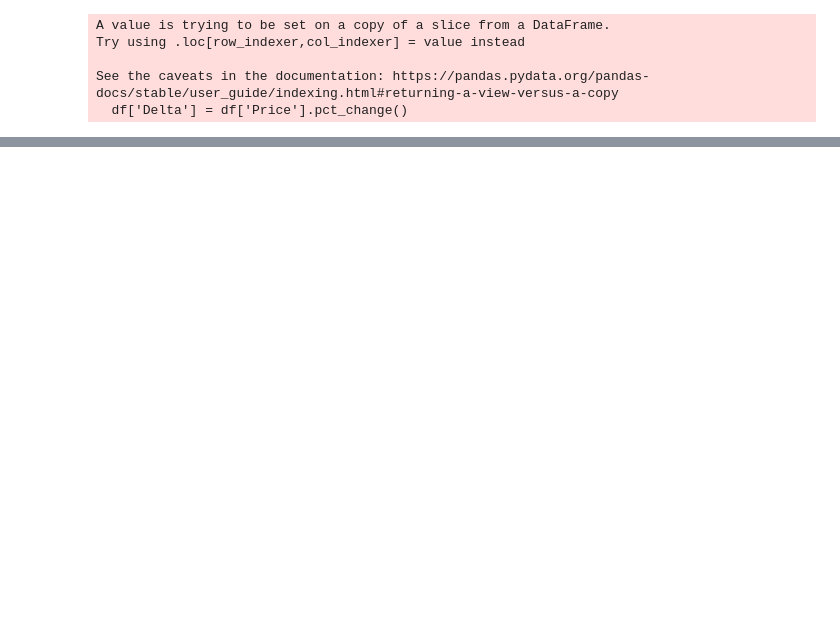
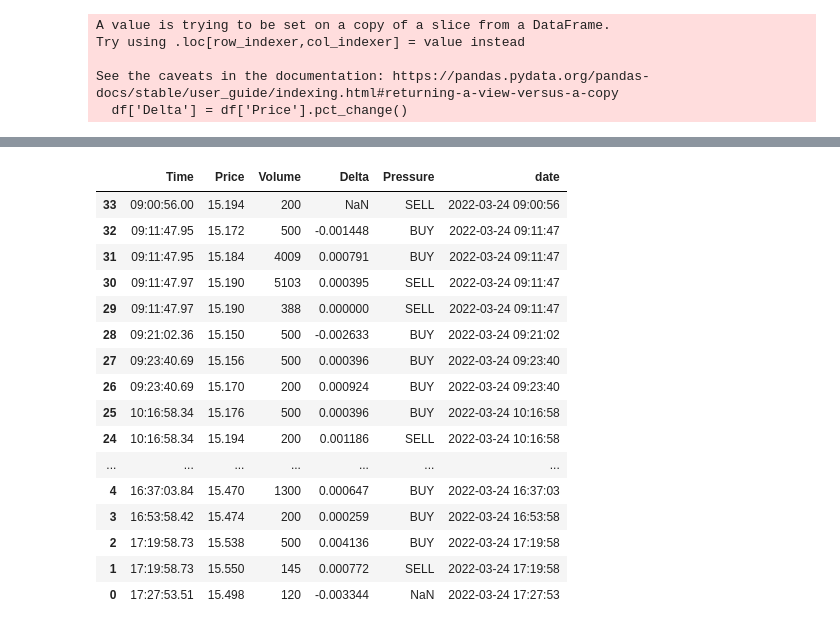
Before and after one commit to algo-dude/ETPLiquidity, a Jupyter notebook: liquidity.ipynb, the cells around one changed output, grey strips where cells are left out. Drawn from its saved outputs; the diff is of its cells as text; code cells hidden in the pictures; blank space fills up the shorter version.

```diff
--- a/liquidity.ipynb
+++ b/liquidity.ipynb
@@ -211,3 +220,9 @@ df
 | 2 | 17:19:58.73 | 15.538 | 500 | 0.004136 | BUY |
 | 1 | 17:19:58.73 | 15.550 | 145 | 0.000772 | SELL |
 | 0 | 17:27:53.51 | 15.498 | 120 | -0.003344 | NaN |
+# %%
+# List columns of df - something funny with trying to count the Time column
+print(df.columns)
+df.rename(columns={'        Time': 'Time'}, inplace=True)
+print(df.columns)
+df['Time'].value_counts()
@@ -260,0 +381,7 @@ data.index = data['datetime']
+# %%
+# remove miliseconds from Time column
+df['date'] = df['Time'].str.split('.').str[0]
+
+# add 2022-03-24 to date column
+df['date'] = '2022-03-24' + ' ' + df['date']
+df['date'] = pd.to_datetime(df['date'])
@@ -260,0 +404,21 @@ data.index = data['datetime']
+# %%
+df
+# create bokeh arrow based on pressure column
+# %% [output]
+|  | Time | Price | Volume | Delta | Pressure | date |
+| 33 | 09:00:56.00 | 15.194 | 200 | NaN | SELL | 2022-03-24 09:00:56 |
+| 32 | 09:11:47.95 | 15.172 | 500 | -0.001448 | BUY | 2022-03-24 09:11:47 |
+| 31 | 09:11:47.95 | 15.184 | 4009 | 0.000791 | BUY | 2022-03-24 09:11:47 |
+| 30 | 09:11:47.97 | 15.190 | 5103 | 0.000395 | SELL | 2022-03-24 09:11:47 |
+| 29 | 09:11:47.97 | 15.190 | 388 | 0.000000 | SELL | 2022-03-24 09:11:47 |
+| 28 | 09:21:02.36 | 15.150 | 500 | -0.002633 | BUY | 2022-03-24 09:21:02 |
+| 27 | 09:23:40.69 | 15.156 | 500 | 0.000396 | BUY | 2022-03-24 09:23:40 |
+| 26 | 09:23:40.69 | 15.170 | 200 | 0.000924 | BUY | 2022-03-24 09:23:40 |
+| 25 | 10:16:58.34 | 15.176 | 500 | 0.000396 | BUY | 2022-03-24 10:16:58 |
+| 24 | 10:16:58.34 | 15.194 | 200 | 0.001186 | SELL | 2022-03-24 10:16:58 |
+| ... | ... | ... | ... | ... | ... | ... |
+| 4 | 16:37:03.84 | 15.470 | 1300 | 0.000647 | BUY | 2022-03-24 16:37:03 |
+| 3 | 16:53:58.42 | 15.474 | 200 | 0.000259 | BUY | 2022-03-24 16:53:58 |
+| 2 | 17:19:58.73 | 15.538 | 500 | 0.004136 | BUY | 2022-03-24 17:19:58 |
+| 1 | 17:19:58.73 | 15.550 | 145 | 0.000772 | SELL | 2022-03-24 17:19:58 |
+| 0 | 17:27:53.51 | 15.498 | 120 | -0.003344 | NaN | 2022-03-24 17:27:53 |
```
Also changed, not shown: parts of 23 cells of this notebook.
